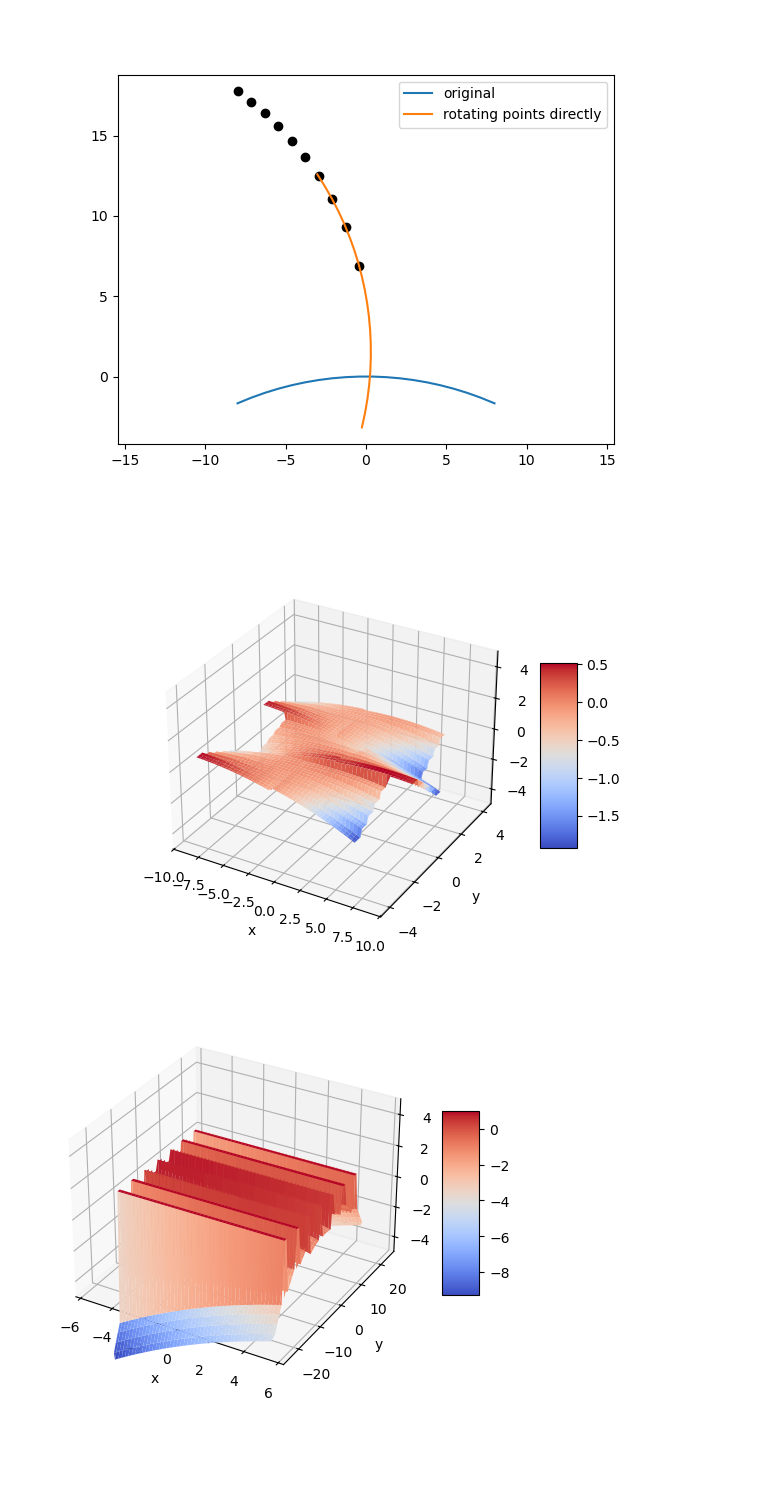
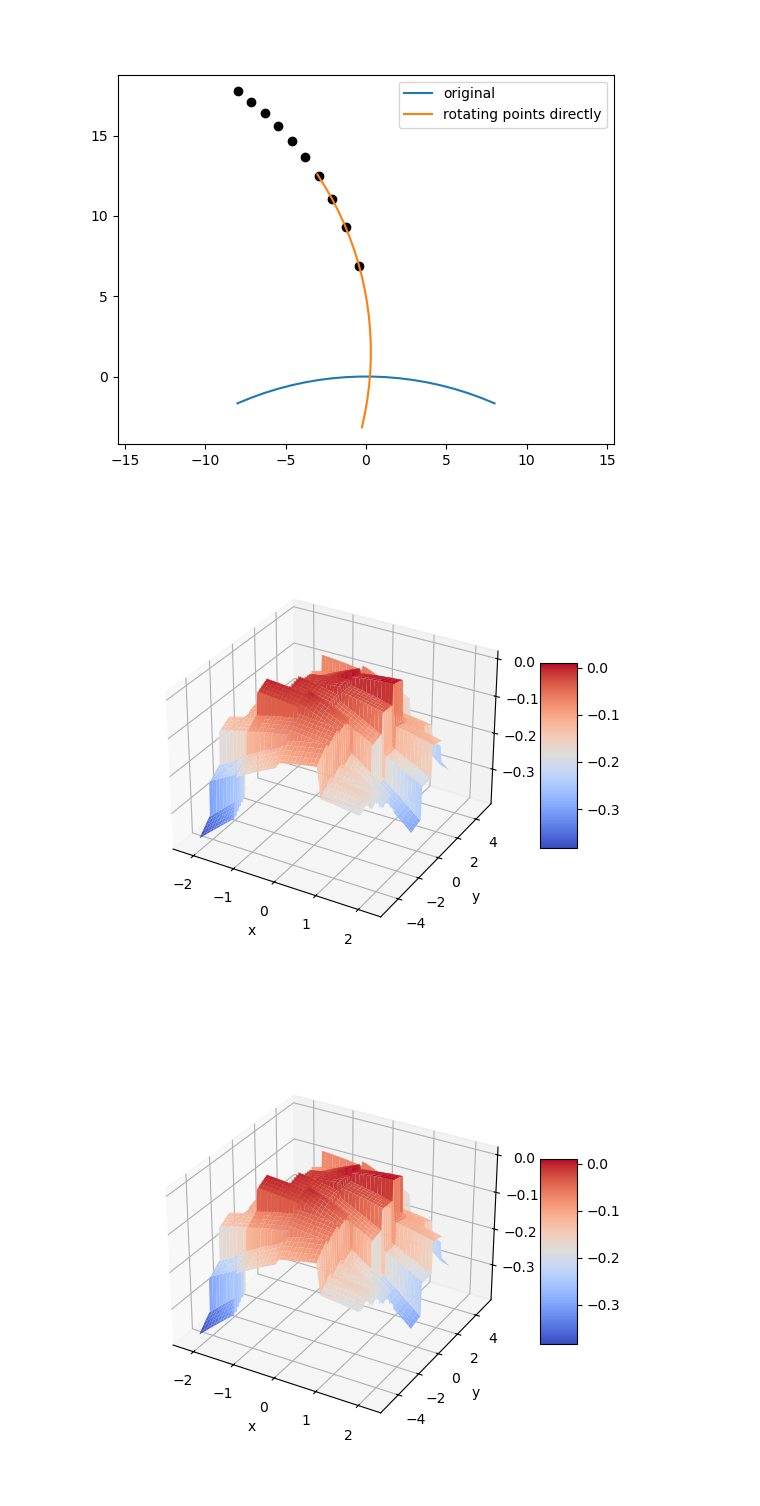
Before and after one commit to ellenle3/ifugen, a Jupyter notebook: python/surface_generator.ipynb, the cells around one changed output. Saved outputs shown, nothing was run; the diff lists cells and outputs as text; code cells hidden in the pictures; blank space fills up the shorter version.

```diff
--- a/python/surface_generator.ipynb
+++ b/python/surface_generator.ipynb
@@ -486,36 +549,32 @@ plt.show()
 p = ImageSlicerParams(
     custom = 0,
     surface_type = 0,
-    n_each = 5,
+    n_each = 3,
     n_rows = 3,
-    n_cols = 2,
+    n_cols = 4,
     angle_mode = 2,
-    dalpha = -3,
+    dalpha = 0,
     dbeta = 3,
-    dgamma = 3,
-    gamma_offset = 1.5,
-    dzps = 0,
-    dzp_col = 0,
-    dzp_row = 0,
+    dgamma = 2,
+    gamma_offset = 0,
+    azps = 0,
     dsyx = 0,
     dsyz = 0,
     dsxy = 0,
     dsxz = 0,
-    du = 3,
-    alpha_cen = 4,
-    beta_cen = -5,
+    du = 0.5,
+    alpha_cen = 0,
+    beta_cen = 0,
     gamma_cen = 0,
-    zp_cen = 0,
-    zps_cen = 0,
     syx_cen = 0,
     syz_cen = 0,
     sxy_cen = 0,
     sxz_cen = 0,
     u_cen = 0,
-    dx = 8,
-    dy = 0.5,
-    c = -1/50,
-    k =0,
+    dx = 1,
+    dy = 1,
+    c = -1/100,
+    k = 0,
     gx_width = 0,
     gx_depth = -3,
     gy_width = 0,
@@ -552,84 +611,46 @@ surf = ax.plot_surface(X, Y, Z, cmap=cm.coolwarm)
 #ax.view_init(azim=90, elev=0)
 ax.set_xlabel("x")
 ax.set_ylabel("y")
-ax.set_zlim(-5, 5)
+#ax.set_zlim(-5, 5)
 fig.colorbar(surf, shrink=0.5, aspect=5)
 plt.show()
 # %% [output]
-[figure, old version]
+[figure, new version]
 # %%
-p_custom = load_slice_params_file(1)
+p_custom = load_slice_params_file(0)
 p = make_image_slicer_params_from_custom(p_custom)
-# %%
-p = ImageSlicerParams(
-    custom = 0,
-    surface_type = 0,
-    n_each = 5,
-    n_rows = 1,
-    n_cols = 1,
-    angle_mode = 0,
-    dalpha = 4,
-    dbeta = 4,
-    dgamma = 10,
-    gamma_offset = 0,
-    dzp_col = 0,
-    dzp_row = 0,
-    dsyx = 0,
-    dsyz = 0,
-    dsxy = 0,
-    dsxz = 0,
-    du = 0,
-    alpha_cen = 0,
-    beta_cen = 0,
-    gamma_cen = 0,
-    zp_cen = 0,
-    syx_cen = 0,
-    syz_cen = 0,
-    sxy_cen = 0,
-    sxz_cen = 0,
-    u_cen = 0,
-    dx = 10,
-    dy = 4,
-    c = -1/40,
-    k = 0,
-    gx_width = 1,
-    gx_depth = -2,
-    gy_width = 1.5,
-    gy_depth = 1
-)
 # %%
 xsize, ysize = get_slicer_size(p)
 
-N = 500
+N = 250
 
 #Nx = n_cols * 8
 #Ny = n_rows * n_each * 8
 x = np.linspace(-1.1*xsize/2,1.1*xsize/2,N)
 y = np.linspace(-1.1*ysize/2,1.1*ysize/2,N)
 
 Z = np.zeros((N,N))
 for i,x1 in enumerate(x):
     for j,y1 in enumerate(y):
         Z[j,i]=make_image_slicer(x1, y1, p, p_custom)
         #Z[i,j]=make_image_slicer2(x1, y1, n_each, dalpha, dbeta, alpha_cen, beta_cen, dx, dy, rx, ry, kx, ky)
 
 
 X, Y = np.meshgrid(x, y)
 #Z2 = make_slice(X, Y, rx, ry, kx, ky, 0, 0)
 
 #zmin, zmax = find_global_extrema_slicer(p, sag_func, critical_xy_func)
 
 fig, ax = plt.subplots(subplot_kw={"projection": "3d"})
 surf = ax.plot_surface(X, Y, Z, cmap=cm.coolwarm)
 #ax.plot_surface(X,Y,np.ones((N,N))*zmin, alpha=0.3)
 #ax.plot_surface(X,Y,np.ones((N,N))*zmax, alpha=0.3)
 #surf = ax.plot_surface(X, Y, Z2, cmap=cm.viridis)
 #ax.zaxis.set_major_formatter('{x:.02f}')
 #ax.view_init(azim=90, elev=0)
 ax.set_xlabel("x")
 ax.set_ylabel("y")
-ax.set_zlim(-5, 5)
 fig.colorbar(surf, shrink=0.5, aspect=5)
 plt.show()
 # %% [output]
-[figure, old version]
+[figure, new version]
```
Also changed, not shown: parts of 10 cells of this notebook, 6 other files.
